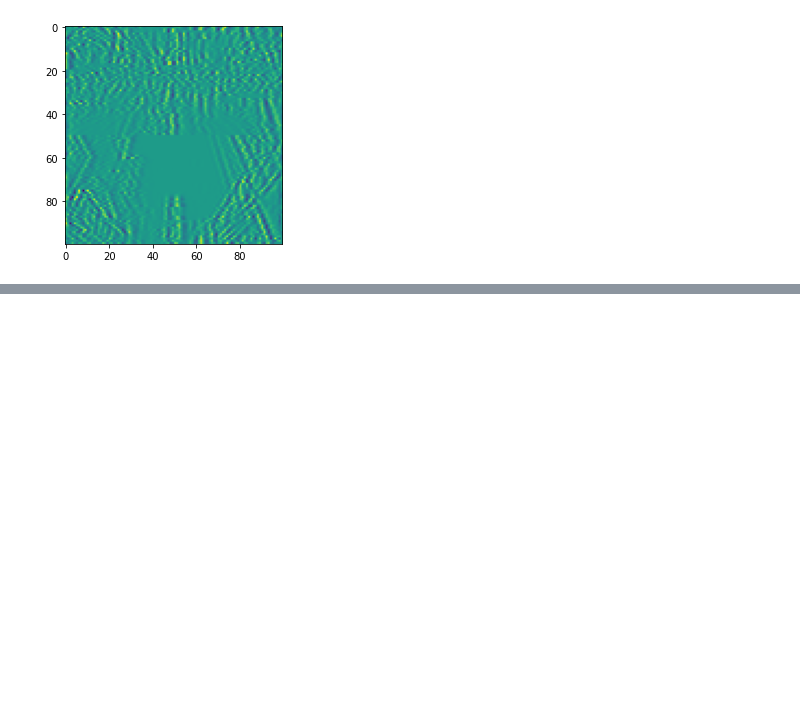
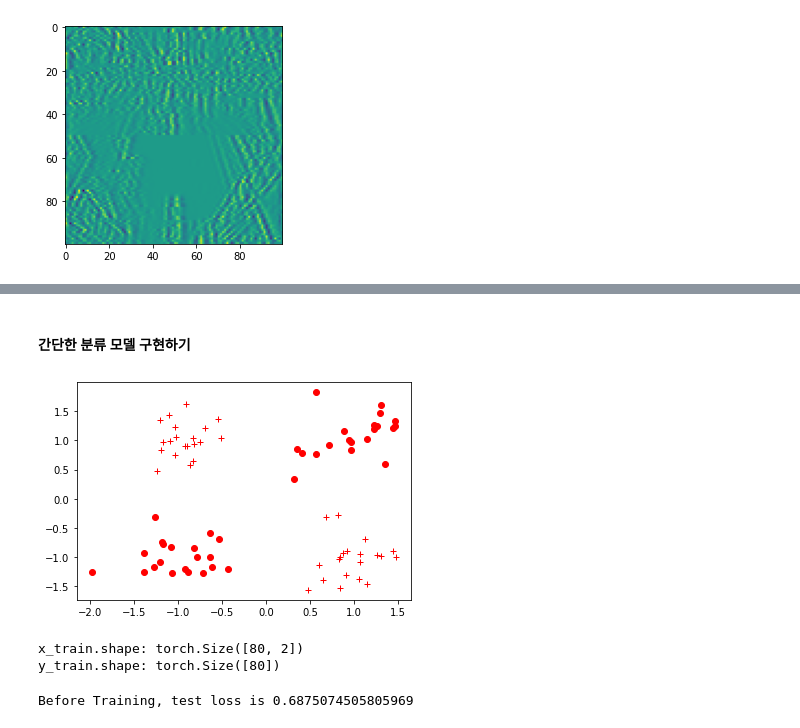
Before and after one commit to hyeon1263/PyTorch_Study, a Jupyter notebook: 03_ANN.ipynb, the cells around one changed output, grey strips where cells are left out. Drawn from its saved outputs; the diff is of its cells as text; code cells hidden in the pictures; blank space fills up the shorter version.

```diff
--- a/03_ANN.ipynb
+++ b/03_ANN.ipynb
@@ -232,0 +294,2 @@ AttributeError: ignored
+# %% [markdown]
+#### 간단한 분류 모델 구현하기
@@ -232,0 +299,50 @@ AttributeError: ignored
+# %%
+# 학습과 평가에 사용할 데이터셋 생성
+n_dim = 2
+
+# make_blobs: 무작위 클러스터 데이터 생성
+x_train, y_train = make_blobs(n_samples=80, n_features=n_dim, centers=[[1,1],[-1,-1],[1,-1],[-1,1]],
+                              shuffle=True, cluster_std=0.3)
+x_test, y_test = make_blobs(n_samples=20, n_features=n_dim, centers=[[1,1],[-1,-1],[1,-1],[-1,1]],
+                            shuffle=True, cluster_std=0.3)
+# %%
+# 생성한 클러스터가 4개이므로 분류를 하기위해서 4개를 2개로 합치자
+def label_map(y_, from_, to_):
+    y = numpy.copy(y_)
+    for f in from_:
+        y[y_ == f] = to_
+    return y
+
+y_train = label_map(y_train, [0, 1], 0) # 0,1 -> 0 로
+y_train = label_map(y_train, [2, 3], 1) # 2,3 -> 1 로
+y_test = label_map(y_test, [0, 1], 0)
+y_test = label_map(y_test, [2, 3], 1)
+# %%
+# 생성한 데이터셋 시각화
+def vis_data(x,y = None, c = 'r'):
+    if y is None:
+        y = [None] * len(x)
+    for x_, y_ in zip(x,y):
+        if y_ is None:
+            plt.plot(x_[0], x_[1], '*',markerfacecolor='none', markeredgecolor=c)
+        else:
+            plt.plot(x_[0], x_[1], c+'o' if y_ == 0 else c+'+')
+
+plt.figure()
+vis_data(x_train, y_train, c='r')
+plt.show()
+
+# 0은 'o'로, 1은 '+'로 표시
+# %% [output]
+[figure, added]
+# %%
+# 넘파이 벡터 형식 데이터를 파이토치 텐서로 변환
+x_train = torch.FloatTensor(x_train)
+print(f"x_train.shape: {x_train.shape}")
+x_test = torch.FloatTensor(x_test)
+y_train = torch.FloatTensor(y_train)
+print(f"y_train.shape: {y_train.shape}")
+y_test = torch.FloatTensor(y_test)
+# %% [output]
+x_train.shape: torch.Size([80, 2])
+y_train.shape: torch.Size([80])
@@ -232,0 +375,7 @@ AttributeError: ignored
+# %%
+# 학습을 하지 않은 모델 성능 평가
+model.eval()    # 평가모드
+test_loss_before = criterion(model(x_test).squeeze(), y_test)   # 오차
+print('Before Training, test loss is {}'.format(test_loss_before.item()))   # tensor.item(): 텐서를 스칼라값으로 반환
+# %% [output]
+Before Training, test loss is 0.6875074505805969
```
Also changed, not shown: parts of 22 cells of this notebook.
